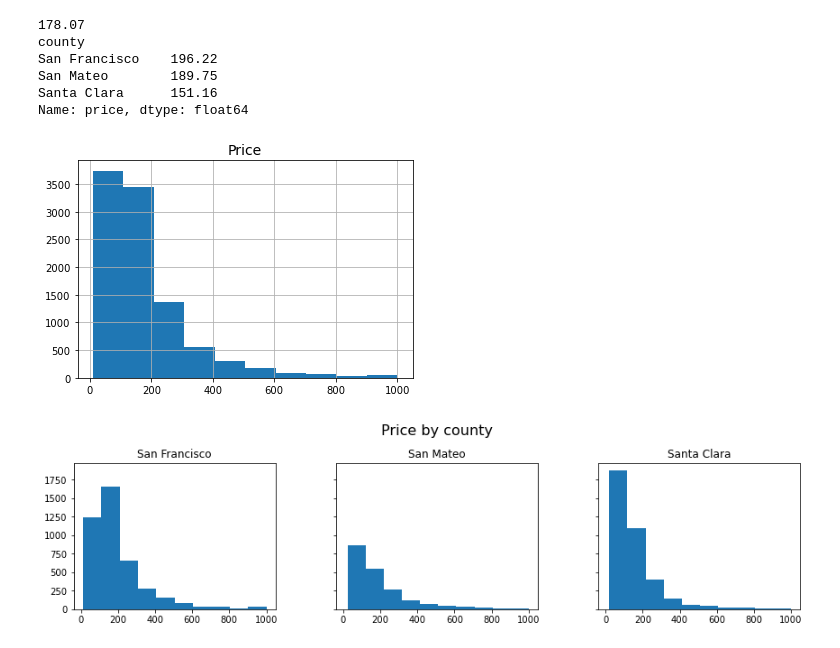
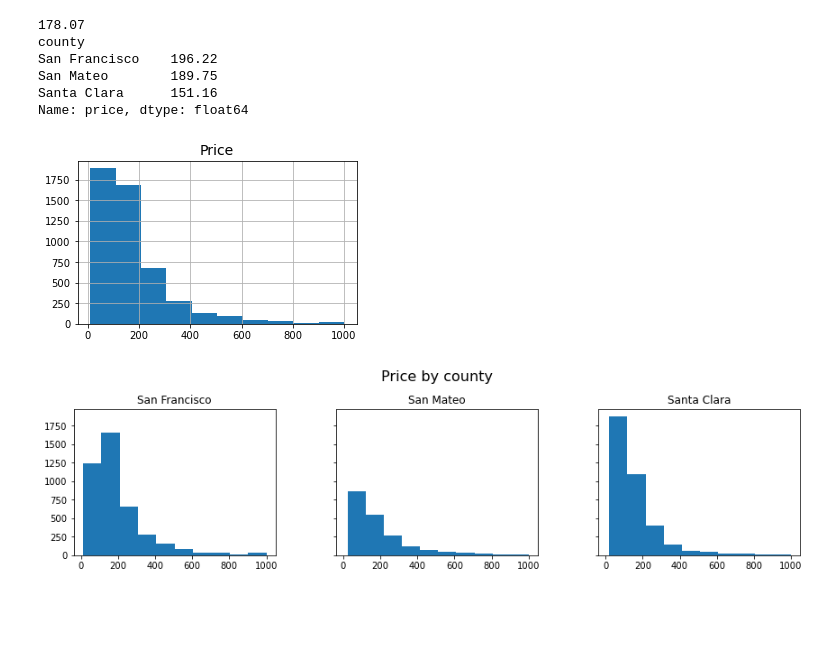
Before and after one commit to AnnieW2014/GA_Capstone, a Jupyter notebook: Code/Capstone_ListingData_Modeling_AW.ipynb, the cells around one changed output. Drawn from its saved outputs; the diff is of its cells as text; code cells hidden in the pictures; blank space fills up the shorter version.

```diff
--- a/Code/Capstone_ListingData_Modeling_AW.ipynb
+++ b/Code/Capstone_ListingData_Modeling_AW.ipynb
@@ -135,13 +135,13 @@ San Mateo        189.75
 Santa Clara      151.16
 Name: price, dtype: float64
 # %%
-plt.figure(figsize=(6,4))
+plt.figure(figsize=(5,3))
 train['price'].hist()
 plt.title('Price', fontsize=14);
 
 plt.savefig('../Plots/price_hist.png')
 # %% [output]
-[figure, old version]
+[figure, new version]
 # %%
 train.hist(column='price', by='county', figsize=(14,3),
            layout=(1,3), xrot=0, legend=False,
```
Also changed, not shown: parts of 3 cells of this notebook.
